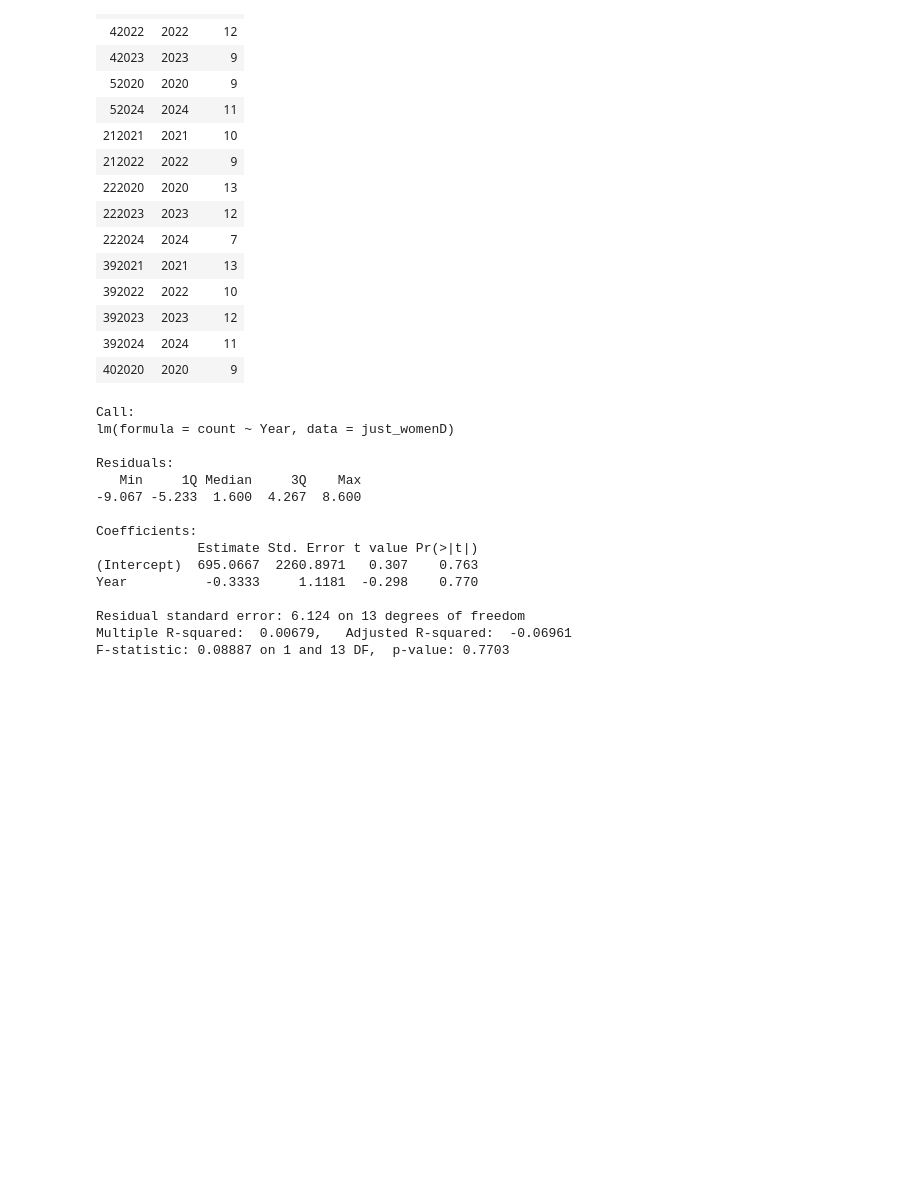
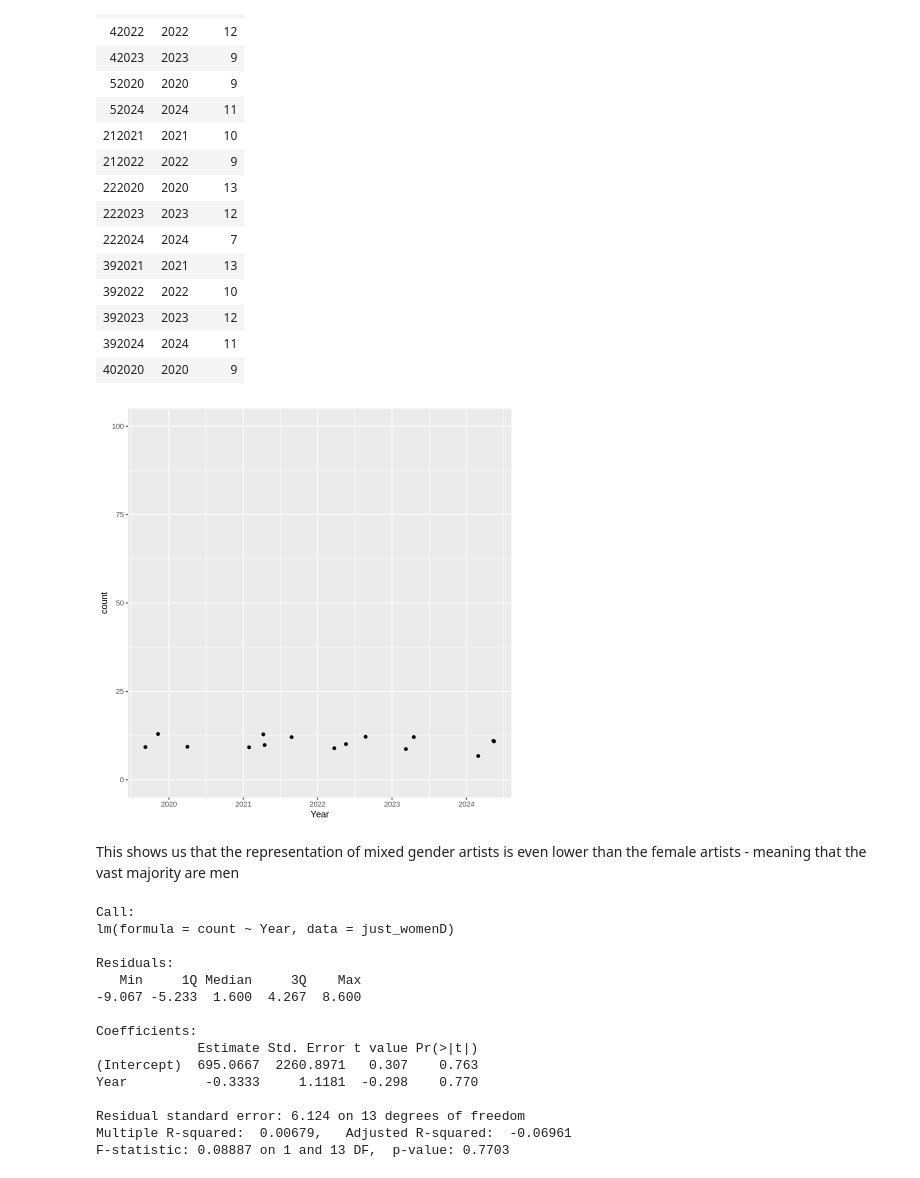
Before and after one commit to LiseFalden/CulturalDataScience, a Jupyter notebook: Coding Project.ipynb, the cells around one changed output. Cells and saved outputs as stored; diff of their text form; code cells hidden in the pictures; blank space fills up the shorter version.

```diff
--- a/Coding Project.ipynb
+++ b/Coding Project.ipynb
@@ -173,4 +170,9 @@ ggplot(just_womenD,
 # %%
+# summarised mixed representation for each week
+just_mixedD <- Danmark2 %>%
+    filter(Gender == 3) %>%
+    group_by(Week, Year) %>%
+    summarise(count = n())
 # %% [output]
 `summarise()` has grouped output by 'Week'. You can override using the
 `.groups` argument.
@@ -195,4 +197,15 @@ A grouped_df: 15 × 3
 | 392023 | 2023 | 12 |
 | 392024 | 2024 | 11 |
 | 402020 | 2020 | 9 |
+# %%
+#plotting the data for mixed gender
+ggplot(just_mixedD,
+       aes(x = Year,
+           y = count)) +
+    geom_point(position = 'jitter') +
+    ylim(0,100)
+# %% [output]
+[figure, added]
+# %% [markdown]
+This shows us that the representation of mixed gender artists is even lower than the female artists - meaning that the vast majority are men
 # %%
```
Also changed, not shown: parts of 19 cells of this notebook.
